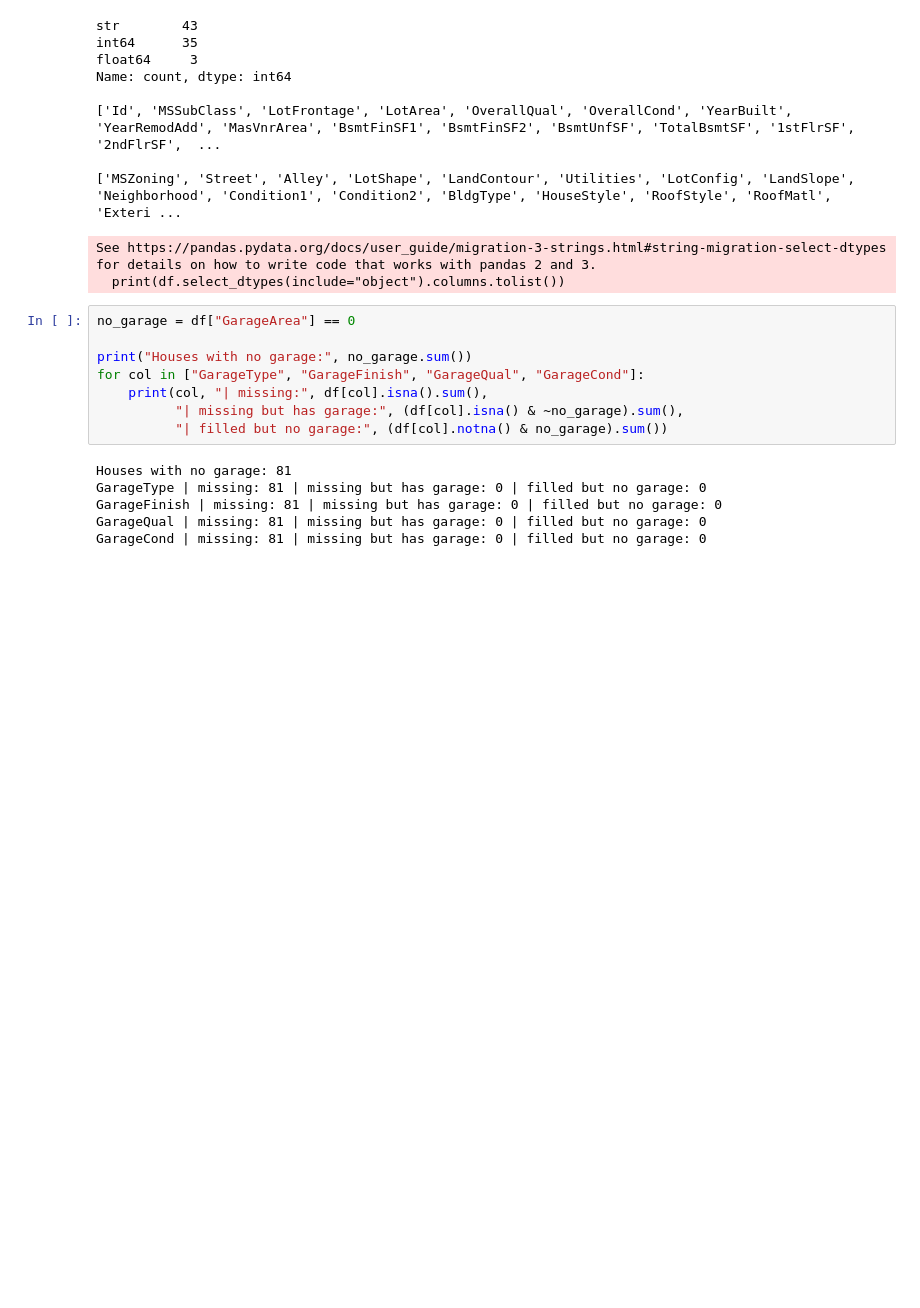
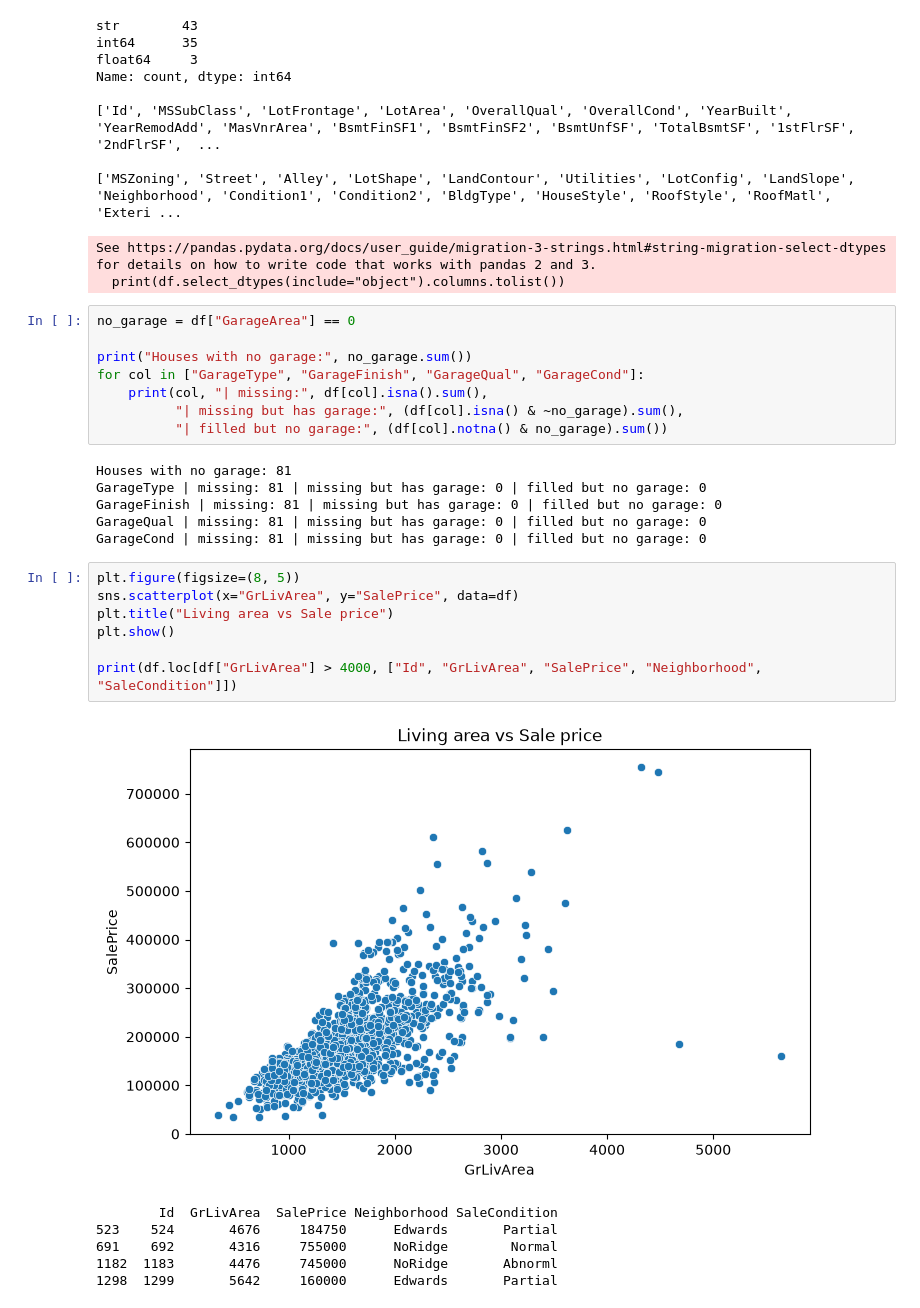
Before and after one commit to SAPSIDED/house-price-predictor, a Jupyter notebook: notebooks/01_eda.ipynb, the cells around one changed output. Cells and saved outputs as stored; diff of their text form; blank space fills up the shorter version.

```diff
--- a/notebooks/01_eda.ipynb
+++ b/notebooks/01_eda.ipynb
@@ -103,3 +103,17 @@ GarageType | missing: 81 | missing but has garage: 0 | filled but no garage: 0
 GarageFinish | missing: 81 | missing but has garage: 0 | filled but no garage: 0
 GarageQual | missing: 81 | missing but has garage: 0 | filled but no garage: 0
 GarageCond | missing: 81 | missing but has garage: 0 | filled but no garage: 0
+# %%
+plt.figure(figsize=(8, 5))
+sns.scatterplot(x="GrLivArea", y="SalePrice", data=df)
+plt.title("Living area vs Sale price")
+plt.show()
+
+print(df.loc[df["GrLivArea"] > 4000, ["Id", "GrLivArea", "SalePrice", "Neighborhood", "SaleCondition"]])
+# %% [output]
+[figure, added]
+        Id  GrLivArea  SalePrice Neighborhood SaleCondition
+523    524       4676     184750      Edwards       Partial
+691    692       4316     755000      NoRidge        Normal
+1182  1183       4476     745000      NoRidge       Abnorml
+1298  1299       5642     160000      Edwards       Partial
```
Also changed, not shown: parts of 1 cell of this notebook.
